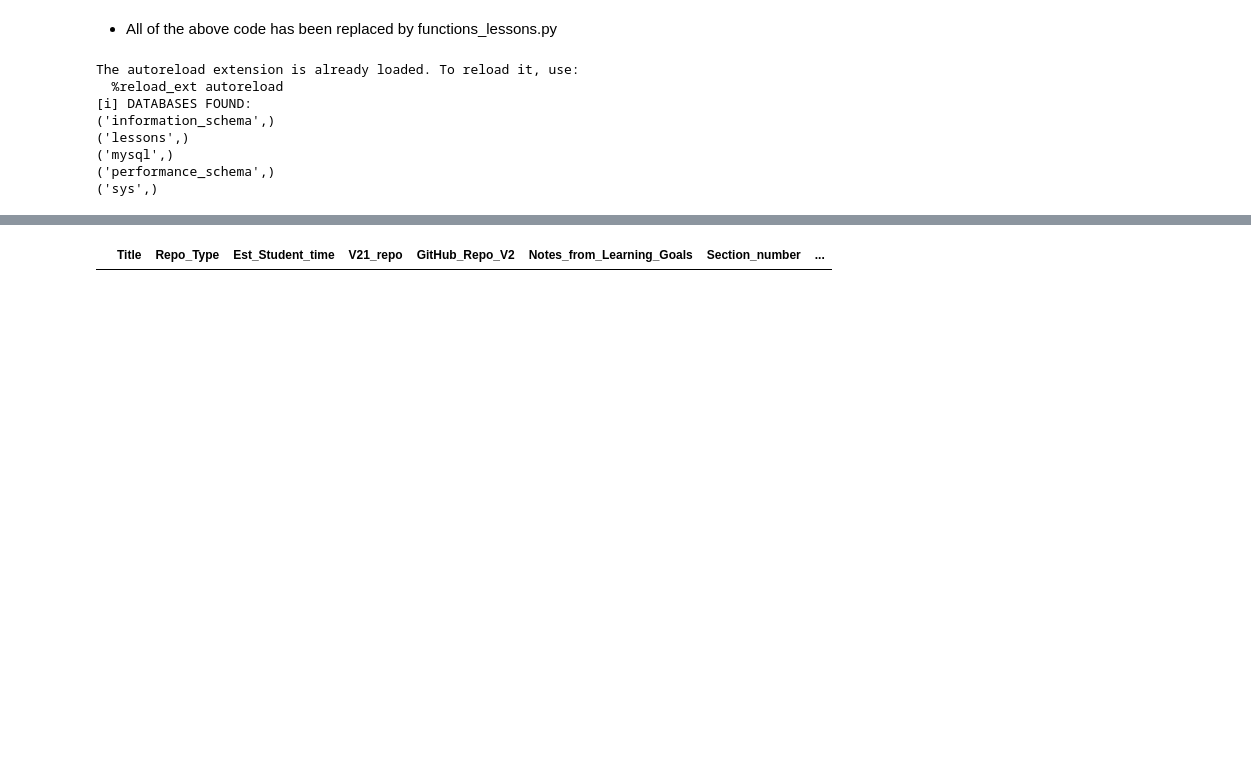
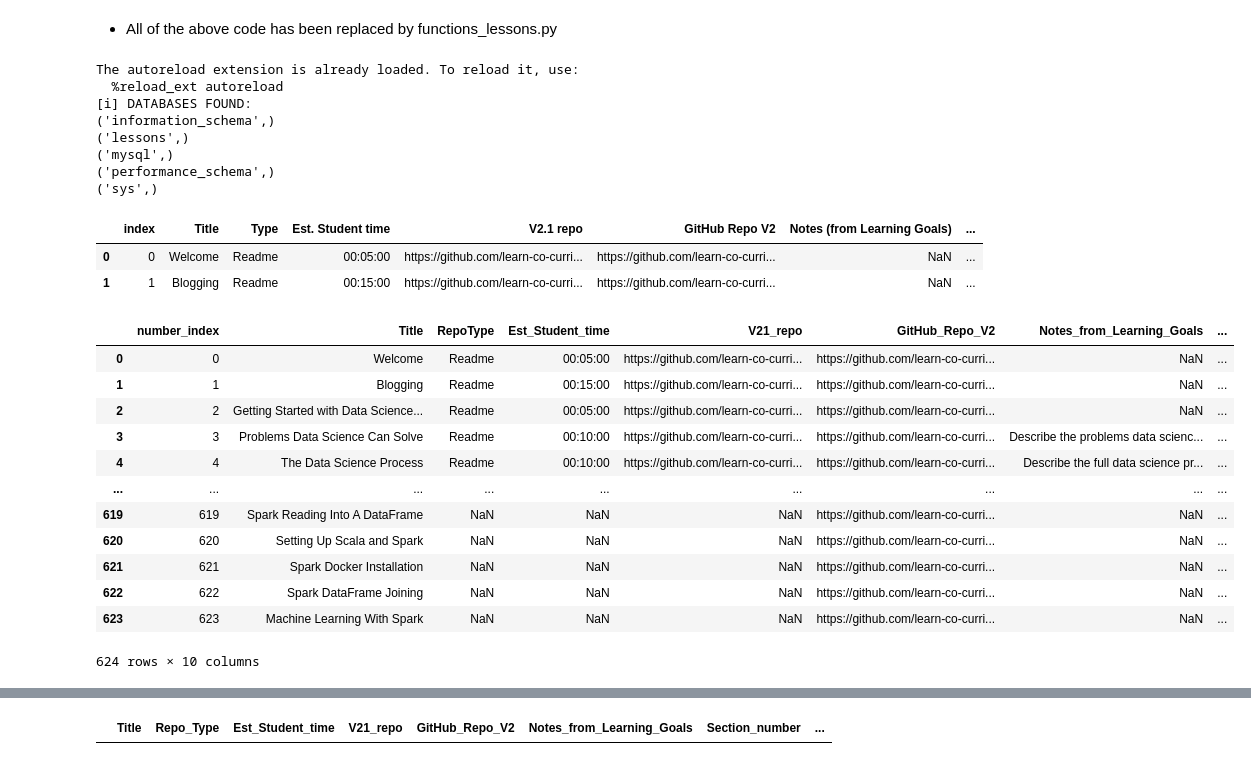
Before and after one commit to jirvingphd/scrape_learn, a Jupyter notebook: making_databases.ipynb, the cells around one changed output, grey strips where cells are left out. Drawn from its saved outputs; the diff is of its cells as text; code cells hidden in the pictures; blank space fills up the shorter version.

```diff
--- a/making_databases.ipynb
+++ b/making_databases.ipynb
@@ -125,4 +126,24 @@ The autoreload extension is already loaded. To reload it, use:
 # df = pd.read_csv('../scraped_student_info/df_students_with_progress.csv')
 # df.head()
 df = pd.read_excel(folder+'Combined List of Lessons.xlsx',sheet_name='Lessons').reset_index()
-# df
+df.head(2)
+# %% [output]
+|  | index | Title | Type | Est. Student time | V2.1 repo | GitHub Repo V2 | Notes (from Learning Goals) | ... |
+| 0 | 0 | Welcome | Readme | 00:05:00 | https://github.com/learn-co-curri... | https://github.com/learn-co-curri... | NaN | ... |
+| 1 | 1 | Blogging | Readme | 00:15:00 | https://github.com/learn-co-curri... | https://github.com/learn-co-curri... | NaN | ... |
+# %%
+fn.clean_df_columns_for_sql(df)
+# %% [output]
+|  | number_index | Title | RepoType | Est_Student_time | V21_repo | GitHub_Repo_V2 | Notes_from_Learning_Goals | ... |
+| 0 | 0 | Welcome | Readme | 00:05:00 | https://github.com/learn-co-curri... | https://github.com/learn-co-curri... | NaN | ... |
+| 1 | 1 | Blogging | Readme | 00:15:00 | https://github.com/learn-co-curri... | https://github.com/learn-co-curri... | NaN | ... |
+| 2 | 2 | Getting Started with Data Science... | Readme | 00:05:00 | https://github.com/learn-co-curri... | https://github.com/learn-co-curri... | NaN | ... |
+| 3 | 3 | Problems Data Science Can Solve | Readme | 00:10:00 | https://github.com/learn-co-curri... | https://github.com/learn-co-curri... | Describe the problems data scienc... | ... |
+| 4 | 4 | The Data Science Process | Readme | 00:10:00 | https://github.com/learn-co-curri... | https://github.com/learn-co-curri... | Describe the full data science pr... | ... |
+| ... | ... | ... | ... | ... | ... | ... | ... | ... |
+| 619 | 619 | Spark Reading Into A DataFrame | NaN | NaN | NaN | https://github.com/learn-co-curri... | NaN | ... |
+| 620 | 620 | Setting Up Scala and Spark | NaN | NaN | NaN | https://github.com/learn-co-curri... | NaN | ... |
+| 621 | 621 | Spark Docker Installation | NaN | NaN | NaN | https://github.com/learn-co-curri... | NaN | ... |
+| 622 | 622 | Spark DataFrame Joining | NaN | NaN | NaN | https://github.com/learn-co-curri... | NaN | ... |
+| 623 | 623 | Machine Learning With Spark | NaN | NaN | NaN | https://github.com/learn-co-curri... | NaN | ... |
+624 rows × 10 columns
```
Also changed, not shown: parts of 4 cells of this notebook, 1 other file.
